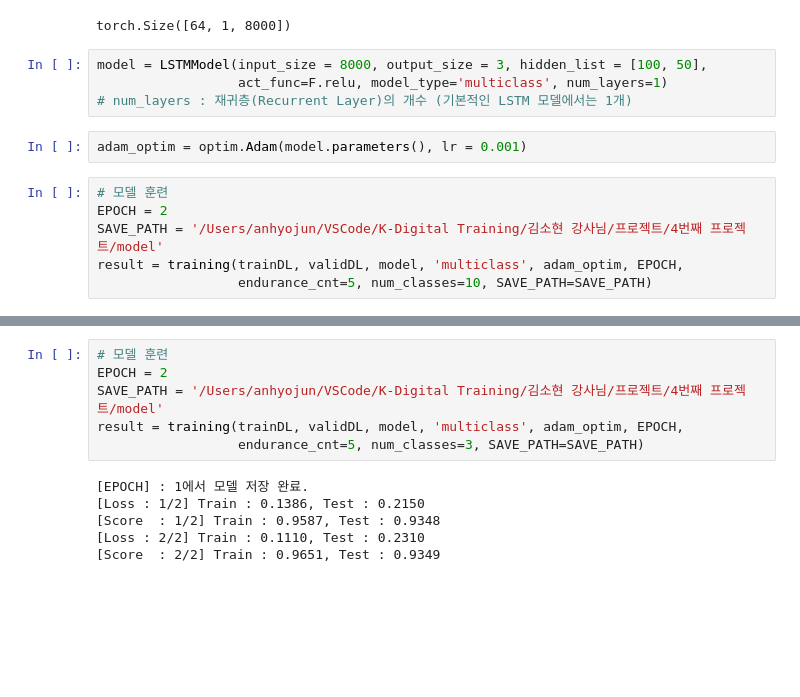
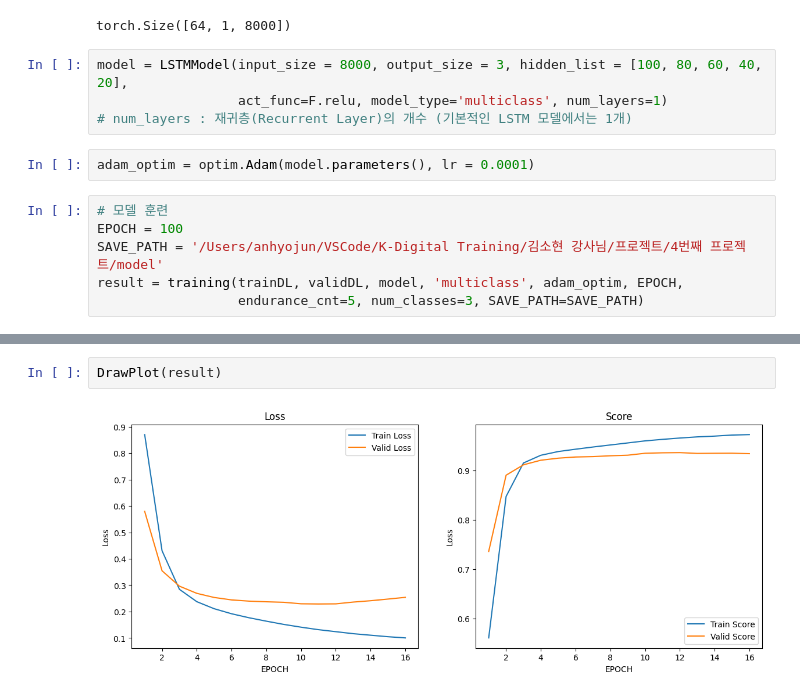
Before and after one commit to joo9810/VSCode, a Jupyter notebook: K-Digital Training/김소현 강사님/프로젝트/4번째 프로젝트/pj1.ipynb, the cells around one changed output, grey strips where cells are left out. Drawn from its saved outputs; the diff is of its cells as text; blank space fills up the shorter version.

```diff
--- a/K-Digital Training/김소현 강사님/프로젝트/4번째 프로젝트/pj1.ipynb
+++ b/K-Digital Training/김소현 강사님/프로젝트/4번째 프로젝트/pj1.ipynb
@@ -207,16 +222,16 @@ for X_batch, y_batch in trainDL:
 # %% [output]
 torch.Size([64, 1, 8000])
 # %%
-model = LSTMModel(input_size = 8000, output_size = 3, hidden_list = [100, 50],
+model = LSTMModel(input_size = 8000, output_size = 3, hidden_list = [100, 80, 60, 40, 20],
                   act_func=F.relu, model_type='multiclass', num_layers=1)
 # num_layers : 재귀층(Recurrent Layer)의 개수 (기본적인 LSTM 모델에서는 1개)
 # %%
-adam_optim = optim.Adam(model.parameters(), lr = 0.001)
+adam_optim = optim.Adam(model.parameters(), lr = 0.0001)
 # %%
 # 모델 훈련
-EPOCH = 2
+EPOCH = 100
 SAVE_PATH = '/Users/anhyojun/VSCode/K-Digital Training/김소현 강사님/프로젝트/4번째 프로젝트/model'
 result = training(trainDL, validDL, model, 'multiclass', adam_optim, EPOCH,
-                  endurance_cnt=5, num_classes=10, SAVE_PATH=SAVE_PATH)
+                  endurance_cnt=5, num_classes=3, SAVE_PATH=SAVE_PATH)
 # %% [output]
 [EPOCH] : 1에서 모델 저장 완료.
@@ -228,12 +254,4 @@ result = training(trainDL, validDL, model, 'multiclass', adam_optim, EPOCH,
-# %%
-# 모델 훈련
-EPOCH = 2
-SAVE_PATH = '/Users/anhyojun/VSCode/K-Digital Training/김소현 강사님/프로젝트/4번째 프로젝트/model'
-result = training(trainDL, validDL, model, 'multiclass', adam_optim, EPOCH,
-                  endurance_cnt=5, num_classes=3, SAVE_PATH=SAVE_PATH)
-# %% [output]
-[EPOCH] : 1에서 모델 저장 완료.
-[Loss : 1/2] Train : 0.1386, Test : 0.2150
-[Score  : 1/2] Train : 0.9587, Test : 0.9348
-[Loss : 2/2] Train : 0.1110, Test : 0.2310
-[Score  : 2/2] Train : 0.9651, Test : 0.9349
+# %%
+DrawPlot(result)
+# %% [output]
+[figure, added]
```
Also changed, not shown: parts of 4 cells of this notebook, 14 other files.
